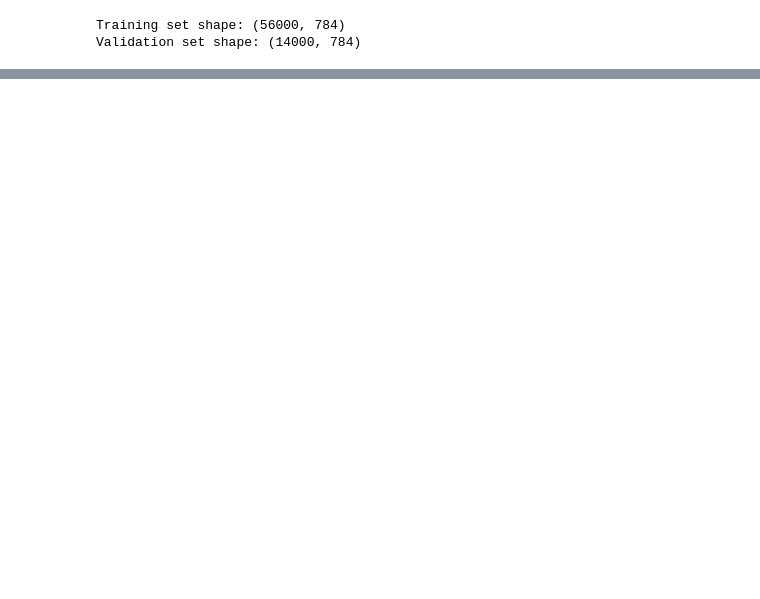
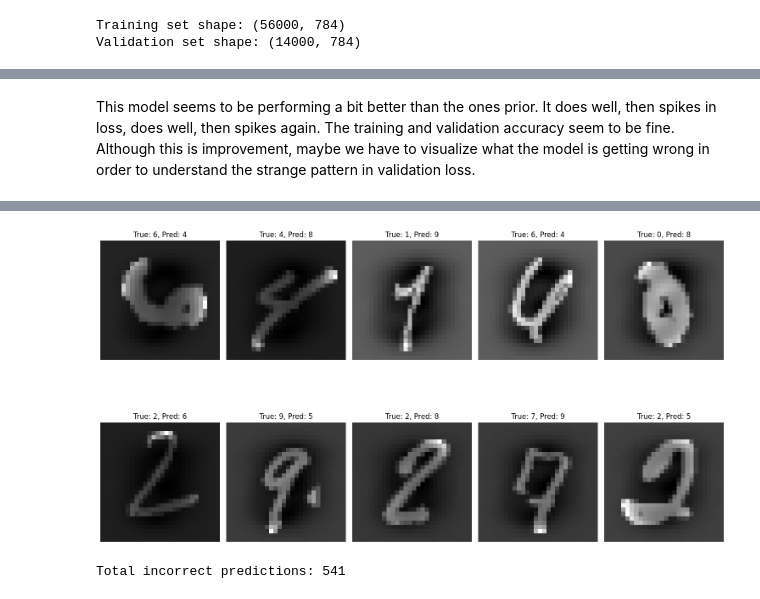
Before and after one commit to preston-cell/intro-ai, a Jupyter notebook: Coding_Challenge.ipynb, the cells around one changed output, grey strips where cells are left out. Drawn from its saved outputs; the diff is of its cells as text; code cells hidden in the pictures; blank space fills up the shorter version.

```diff
--- a/Coding_Challenge.ipynb
+++ b/Coding_Challenge.ipynb
@@ -179,0 +362,25 @@ Epoch 2/10
+# %% [markdown]
+This model seems to be performing a bit better than the ones prior. It does well, then spikes in loss, does well, then spikes again. The training and validation accuracy seem to be fine. Although this is improvement, maybe we have to visualize what the model is getting wrong in order to understand the strange pattern in validation loss.
+# %%
+import numpy as np
+import matplotlib.pyplot as plt
+
+# Make predictions on the validation set
+y_pred = np.argmax(model_updated.predict(X_valid), axis=1)  # Convert probabilities to class labels
+
+# Find incorrect predictions
+incorrect_indices = np.where(y_pred != y_valid)[0]
+
+# displaying at least 10 incorrect predictions
+plt.figure(figsize=(15, 10))
+for i, idx in enumerate(incorrect_indices[:10]):  # these would be the first 10 incorrect predictions
+    plt.subplot(2, 5, i + 1)
+    plt.imshow(X_valid[idx].reshape(28, 28), cmap='gray')
+    plt.title(f"True: {y_valid[idx]}, Pred: {y_pred[idx]}")
+    plt.axis('off')
+plt.tight_layout()
+plt.show()
+
+# the total amount that the model got wrong
+print(f"Total incorrect predictions: {len(incorrect_indices)}")
+# %% [output]
@@ -179,0 +388,2 @@ Epoch 2/10
+[figure, added]
+Total incorrect predictions: 541
```
Also changed, not shown: parts of 26 cells of this notebook.
